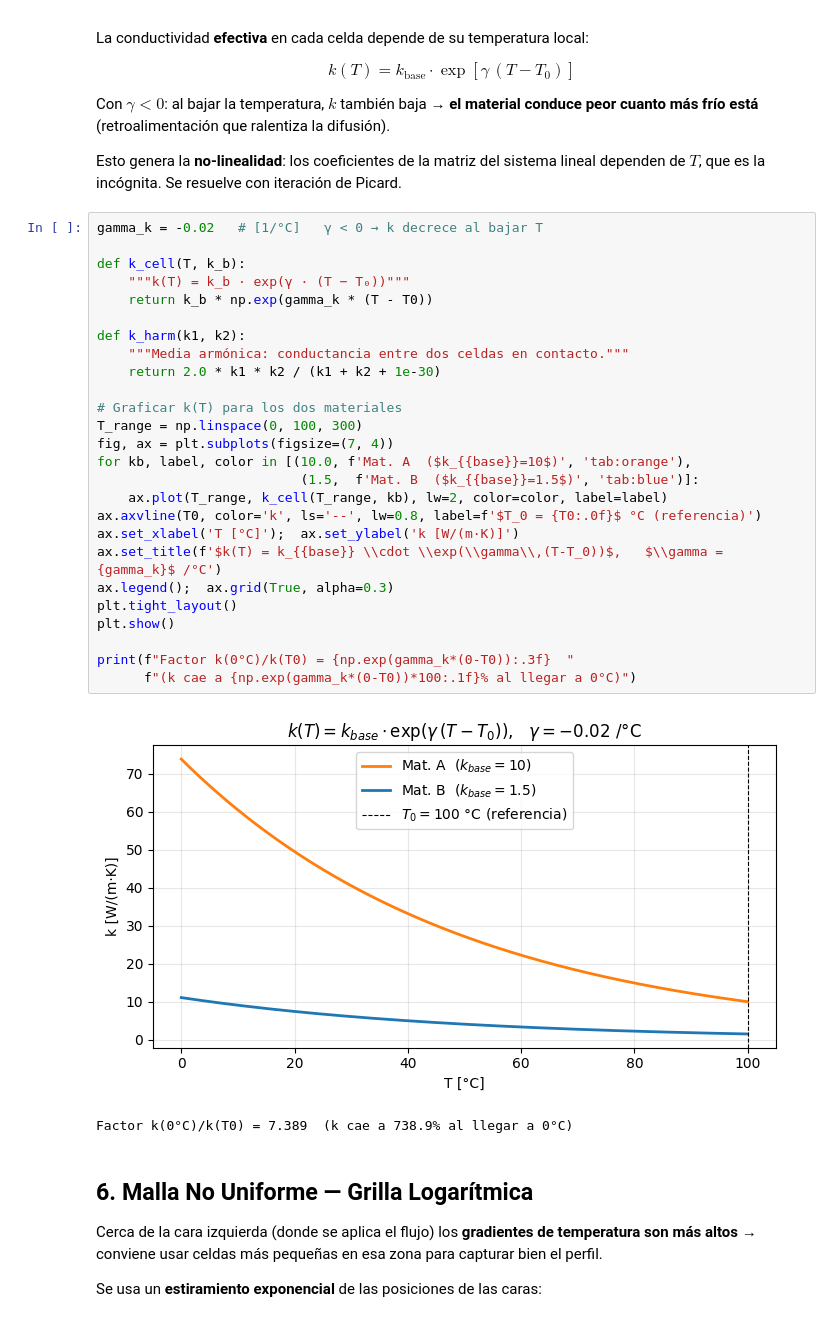
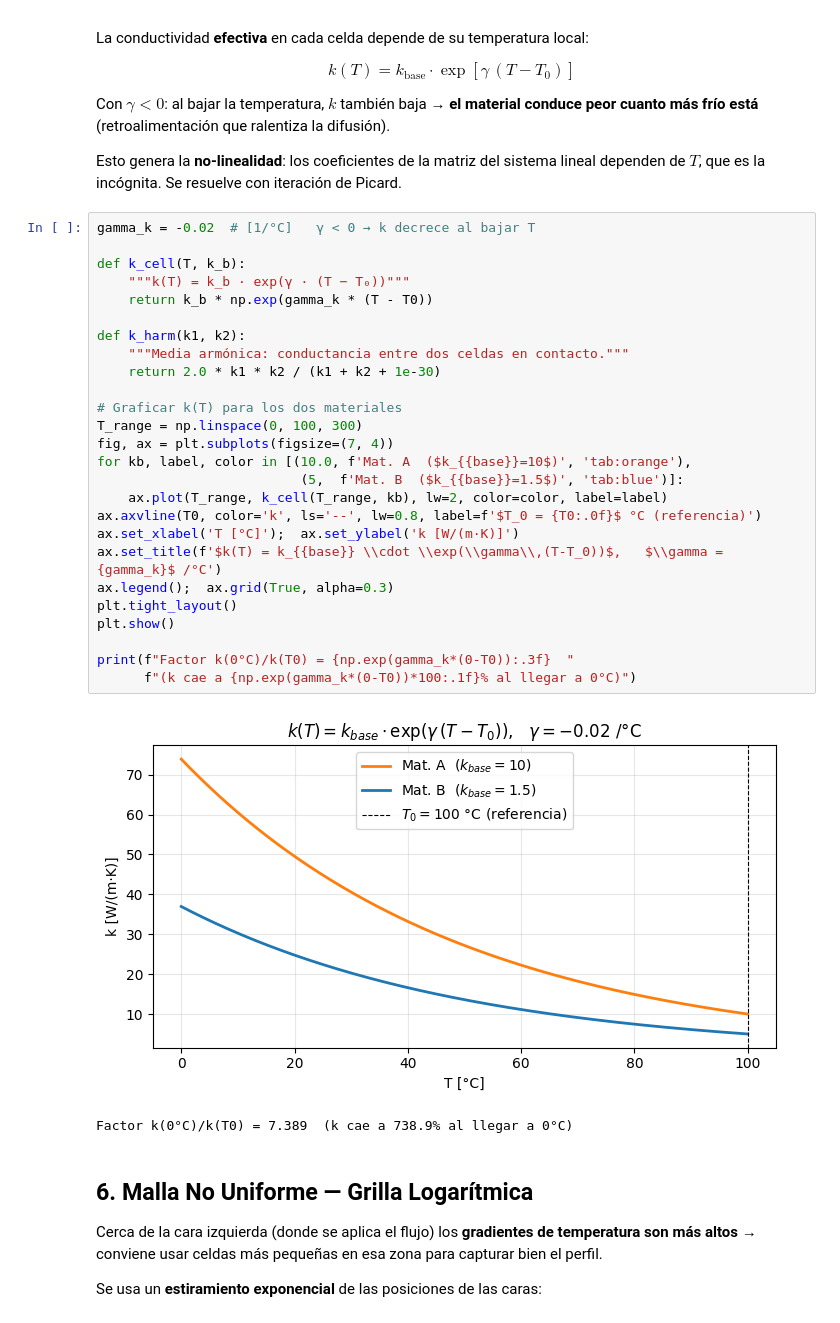
Before and after one commit to lucasbaezmiranda/sim-res-v2, a Jupyter notebook: difusion_2d_fvm_grilla_log.ipynb, the cells around one changed output. Saved outputs shown, nothing was run; the diff lists cells and outputs as text.

```diff
--- a/difusion_2d_fvm_grilla_log.ipynb
+++ b/difusion_2d_fvm_grilla_log.ipynb
@@ -143,33 +143,33 @@ Con $\gamma < 0$: al bajar la temperatura, $k$ también baja → **el material c
 
 Esto genera la **no-linealidad**: los coeficientes de la matriz del sistema lineal dependen de $T$, que es la incógnita. Se resuelve con iteración de Picard.
 # %%
-gamma_k = -0.02   # [1/°C]   γ < 0 → k decrece al bajar T
+gamma_k = -0.02  # [1/°C]   γ < 0 → k decrece al bajar T
 
 def k_cell(T, k_b):
     """k(T) = k_b · exp(γ · (T − T₀))"""
     return k_b * np.exp(gamma_k * (T - T0))
 
 def k_harm(k1, k2):
     """Media armónica: conductancia entre dos celdas en contacto."""
     return 2.0 * k1 * k2 / (k1 + k2 + 1e-30)
 
 # Graficar k(T) para los dos materiales
 T_range = np.linspace(0, 100, 300)
 fig, ax = plt.subplots(figsize=(7, 4))
 for kb, label, color in [(10.0, f'Mat. A  ($k_{{base}}=10$)', 'tab:orange'),
-                          (1.5,  f'Mat. B  ($k_{{base}}=1.5$)', 'tab:blue')]:
+                          (5,  f'Mat. B  ($k_{{base}}=1.5$)', 'tab:blue')]:
     ax.plot(T_range, k_cell(T_range, kb), lw=2, color=color, label=label)
 ax.axvline(T0, color='k', ls='--', lw=0.8, label=f'$T_0 = {T0:.0f}$ °C (referencia)')
 ax.set_xlabel('T [°C]');  ax.set_ylabel('k [W/(m·K)]')
 ax.set_title(f'$k(T) = k_{{base}} \\cdot \\exp(\\gamma\\,(T-T_0))$,   $\\gamma = {gamma_k}$ /°C')
 ax.legend();  ax.grid(True, alpha=0.3)
 plt.tight_layout()
 plt.show()
 
 print(f"Factor k(0°C)/k(T0) = {np.exp(gamma_k*(0-T0)):.3f}  "
       f"(k cae a {np.exp(gamma_k*(0-T0))*100:.1f}% al llegar a 0°C)")
 # %% [output]
-[figure, old version]
+[figure, new version]
 Factor k(0°C)/k(T0) = 7.389  (k cae a 738.9% al llegar a 0°C)
 # %% [markdown]
 ## 6. Malla No Uniforme — Grilla Logarítmica
```
Also changed, not shown: parts of 10 cells of this notebook, 4 other files.
